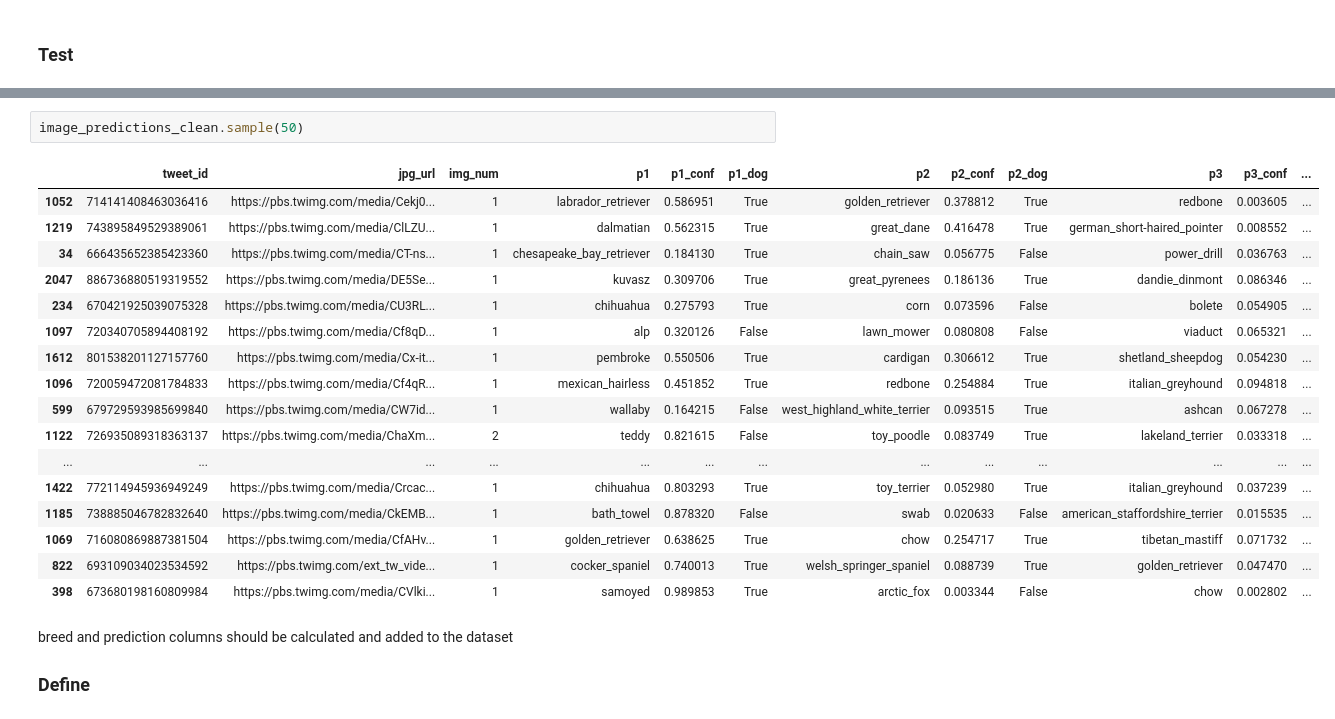
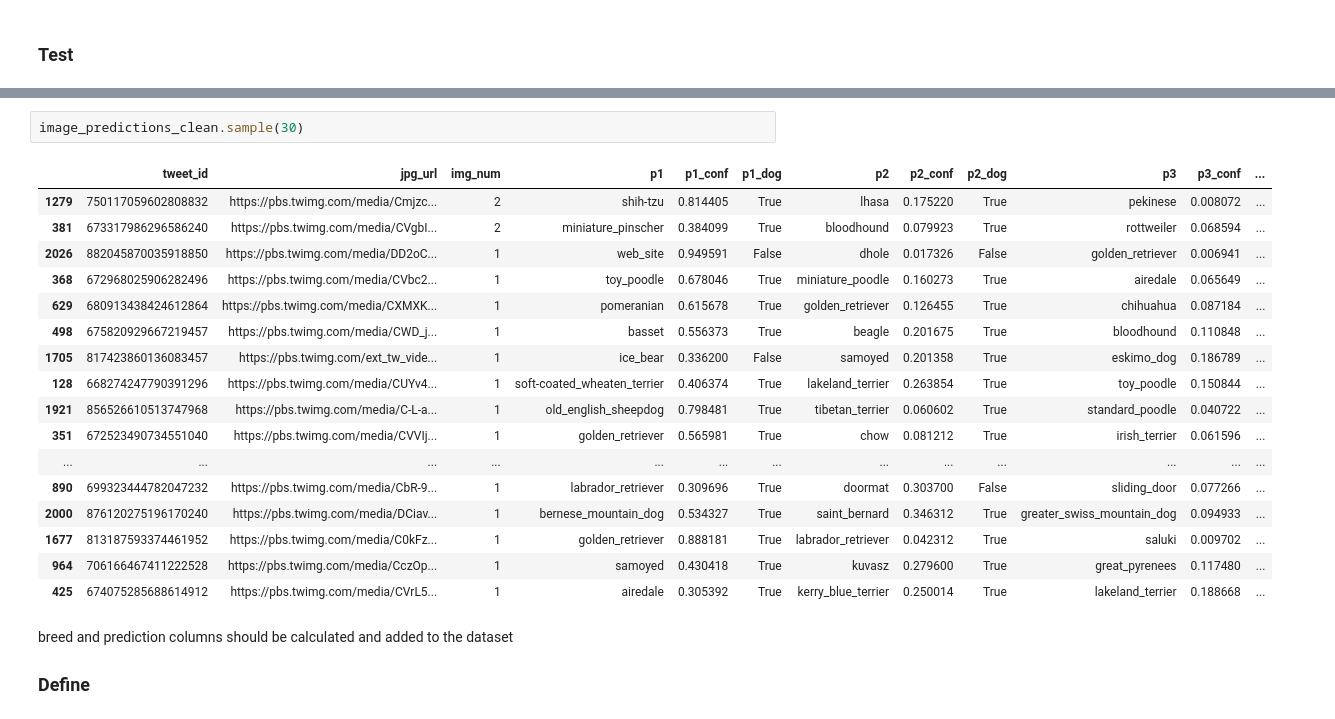
Before and after one commit to el-coolbreeze/DA-Wrangle-and-analyze-data, a Jupyter notebook: wrangle_act.ipynb, the cells around one changed output, grey strips where cells are left out. Drawn from its saved outputs; the diff is of its cells as text.

```diff
--- a/wrangle_act.ipynb
+++ b/wrangle_act.ipynb
@@ -757,23 +739,23 @@ image_predictions_clean[['p1', 'p2', 'p3']].sample(10)
 # %%
-image_predictions_clean.sample(50)
+image_predictions_clean.sample(30)
 # %% [output]
 |  | tweet_id | jpg_url | img_num | p1 | p1_conf | p1_dog | p2 | p2_conf | p2_dog | p3 | p3_conf | ... |
-| 1052 | 714141408463036416 | https://pbs.twimg.com/media/Cekj0... | 1 | labrador_retriever | 0.586951 | True | golden_retriever | 0.378812 | True | redbone | 0.003605 | ... |
-| 1219 | 743895849529389061 | https://pbs.twimg.com/media/ClLZU... | 1 | dalmatian | 0.562315 | True | great_dane | 0.416478 | True | german_short-haired_pointer | 0.008552 | ... |
-| 34 | 666435652385423360 | https://pbs.twimg.com/media/CT-ns... | 1 | chesapeake_bay_retriever | 0.184130 | True | chain_saw | 0.056775 | False | power_drill | 0.036763 | ... |
-| 2047 | 886736880519319552 | https://pbs.twimg.com/media/DE5Se... | 1 | kuvasz | 0.309706 | True | great_pyrenees | 0.186136 | True | dandie_dinmont | 0.086346 | ... |
-| 234 | 670421925039075328 | https://pbs.twimg.com/media/CU3RL... | 1 | chihuahua | 0.275793 | True | corn | 0.073596 | False | bolete | 0.054905 | ... |
-| 1097 | 720340705894408192 | https://pbs.twimg.com/media/Cf8qD... | 1 | alp | 0.320126 | False | lawn_mower | 0.080808 | False | viaduct | 0.065321 | ... |
-| 1612 | 801538201127157760 | https://pbs.twimg.com/media/Cx-it... | 1 | pembroke | 0.550506 | True | cardigan | 0.306612 | True | shetland_sheepdog | 0.054230 | ... |
-| 1096 | 720059472081784833 | https://pbs.twimg.com/media/Cf4qR... | 1 | mexican_hairless | 0.451852 | True | redbone | 0.254884 | True | italian_greyhound | 0.094818 | ... |
-| 599 | 679729593985699840 | https://pbs.twimg.com/media/CW7id... | 1 | wallaby | 0.164215 | False | west_highland_white_terrier | 0.093515 | True | ashcan | 0.067278 | ... |
-| 1122 | 726935089318363137 | https://pbs.twimg.com/media/ChaXm... | 2 | teddy | 0.821615 | False | toy_poodle | 0.083749 | True | lakeland_terrier | 0.033318 | ... |
+| 1279 | 750117059602808832 | https://pbs.twimg.com/media/Cmjzc... | 2 | shih-tzu | 0.814405 | True | lhasa | 0.175220 | True | pekinese | 0.008072 | ... |
+| 381 | 673317986296586240 | https://pbs.twimg.com/media/CVgbI... | 2 | miniature_pinscher | 0.384099 | True | bloodhound | 0.079923 | True | rottweiler | 0.068594 | ... |
+| 2026 | 882045870035918850 | https://pbs.twimg.com/media/DD2oC... | 1 | web_site | 0.949591 | False | dhole | 0.017326 | False | golden_retriever | 0.006941 | ... |
+| 368 | 672968025906282496 | https://pbs.twimg.com/media/CVbc2... | 1 | toy_poodle | 0.678046 | True | miniature_poodle | 0.160273 | True | airedale | 0.065649 | ... |
+| 629 | 680913438424612864 | https://pbs.twimg.com/media/CXMXK... | 1 | pomeranian | 0.615678 | True | golden_retriever | 0.126455 | True | chihuahua | 0.087184 | ... |
+| 498 | 675820929667219457 | https://pbs.twimg.com/media/CWD_j... | 1 | basset | 0.556373 | True | beagle | 0.201675 | True | bloodhound | 0.110848 | ... |
+| 1705 | 817423860136083457 | https://pbs.twimg.com/ext_tw_vide... | 1 | ice_bear | 0.336200 | False | samoyed | 0.201358 | True | eskimo_dog | 0.186789 | ... |
+| 128 | 668274247790391296 | https://pbs.twimg.com/media/CUYv4... | 1 | soft-coated_wheaten_terrier | 0.406374 | True | lakeland_terrier | 0.263854 | True | toy_poodle | 0.150844 | ... |
+| 1921 | 856526610513747968 | https://pbs.twimg.com/media/C-L-a... | 1 | old_english_sheepdog | 0.798481 | True | tibetan_terrier | 0.060602 | True | standard_poodle | 0.040722 | ... |
+| 351 | 672523490734551040 | https://pbs.twimg.com/media/CVVIj... | 1 | golden_retriever | 0.565981 | True | chow | 0.081212 | True | irish_terrier | 0.061596 | ... |
 | ... | ... | ... | ... | ... | ... | ... | ... | ... | ... | ... | ... | ... |
-| 1422 | 772114945936949249 | https://pbs.twimg.com/media/Crcac... | 1 | chihuahua | 0.803293 | True | toy_terrier | 0.052980 | True | italian_greyhound | 0.037239 | ... |
-| 1185 | 738885046782832640 | https://pbs.twimg.com/media/CkEMB... | 1 | bath_towel | 0.878320 | False | swab | 0.020633 | False | american_staffordshire_terrier | 0.015535 | ... |
-| 1069 | 716080869887381504 | https://pbs.twimg.com/media/CfAHv... | 1 | golden_retriever | 0.638625 | True | chow | 0.254717 | True | tibetan_mastiff | 0.071732 | ... |
-| 822 | 693109034023534592 | https://pbs.twimg.com/ext_tw_vide... | 1 | cocker_spaniel | 0.740013 | True | welsh_springer_spaniel | 0.088739 | True | golden_retriever | 0.047470 | ... |
-| 398 | 673680198160809984 | https://pbs.twimg.com/media/CVlki... | 1 | samoyed | 0.989853 | True | arctic_fox | 0.003344 | False | chow | 0.002802 | ... |
+| 890 | 699323444782047232 | https://pbs.twimg.com/media/CbR-9... | 1 | labrador_retriever | 0.309696 | True | doormat | 0.303700 | False | sliding_door | 0.077266 | ... |
+| 2000 | 876120275196170240 | https://pbs.twimg.com/media/DCiav... | 1 | bernese_mountain_dog | 0.534327 | True | saint_bernard | 0.346312 | True | greater_swiss_mountain_dog | 0.094933 | ... |
+| 1677 | 813187593374461952 | https://pbs.twimg.com/media/C0kFz... | 1 | golden_retriever | 0.888181 | True | labrador_retriever | 0.042312 | True | saluki | 0.009702 | ... |
+| 964 | 706166467411222528 | https://pbs.twimg.com/media/CczOp... | 1 | samoyed | 0.430418 | True | kuvasz | 0.279600 | True | great_pyrenees | 0.117480 | ... |
+| 425 | 674075285688614912 | https://pbs.twimg.com/media/CVrL5... | 1 | airedale | 0.305392 | True | kerry_blue_terrier | 0.250014 | True | lakeland_terrier | 0.188668 | ... |
 # %% [markdown]
 breed and prediction columns should be calculated and added to the dataset
 
```
Also changed, not shown: parts of 9 cells of this notebook.
